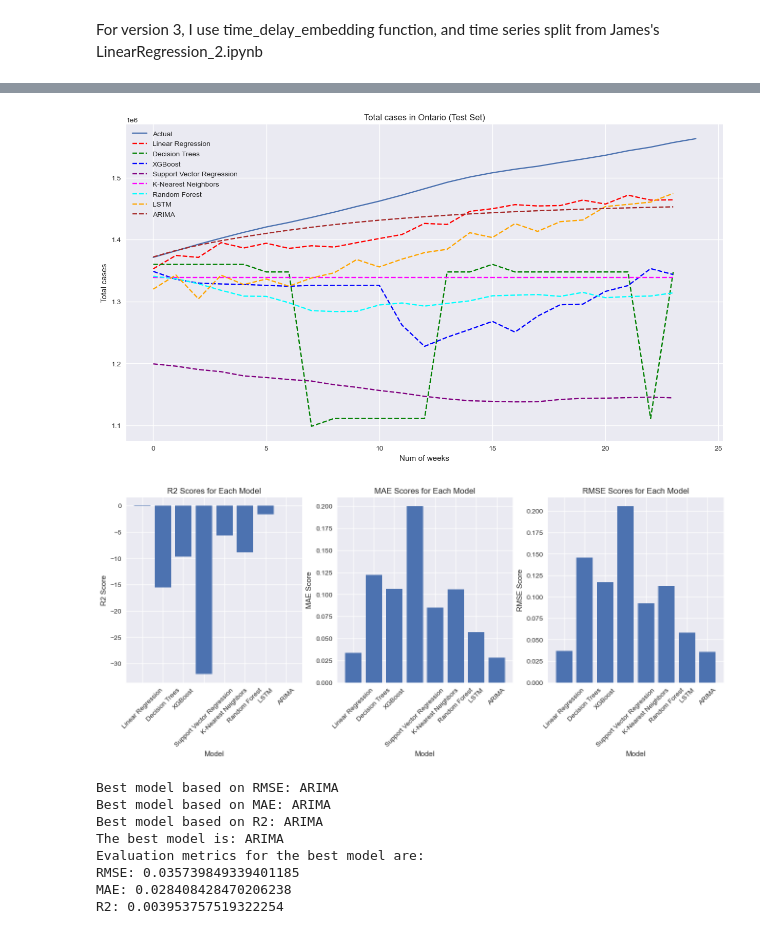
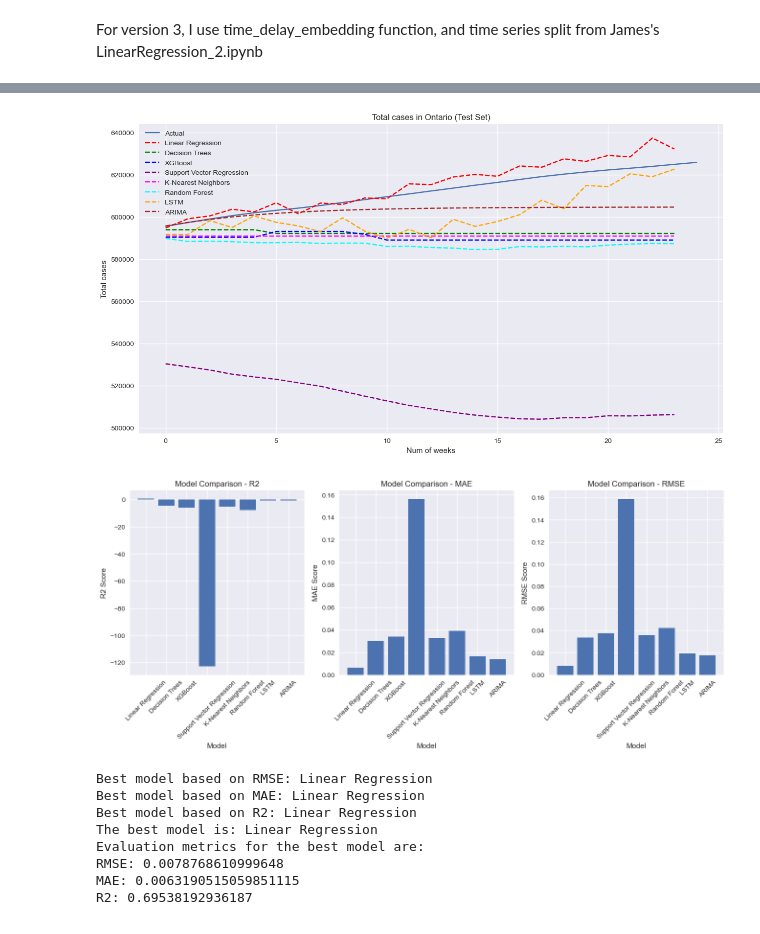
Before and after one commit to Liuyi95/IAI5101_Group7, a Jupyter notebook: Yuting3.ipynb, the cells around one changed output, grey strips where cells are left out. Saved outputs shown, nothing was run; the diff lists cells and outputs as text; code cells hidden in the pictures.

```diff
--- a/Yuting3.ipynb
+++ b/Yuting3.ipynb
@@ -99,8 +96,8 @@ dataset.drop(["pruid","reporting_year"], axis = 1, inplace = True)
 # dataset.drop(["pruid"], axis = 1, inplace = True)
 # %%
 # We focus on Ontario
-data_ON=dataset[dataset.prname=="Ontario"].drop(["prname"], axis = 1)
-data_ON_2=dataset[dataset.prname=="Ontario"].drop(["prname"], axis = 1)
+data_ON=dataset[dataset.prname=="Alberta"].drop(["prname"], axis = 1)
+data_ON_2=dataset[dataset.prname=="Alberta"].drop(["prname"], axis = 1)
 # setting date as index
 data_ON.set_index('date', inplace=True)
 data_ON_2.set_index('date', inplace=True)
@@ -273,0 +261,16 @@ R2 Score: 0.003953757519322254
+# %%
+# Create a dictionary to hold the evaluation metrics
+metrics = {"Model": [], "RMSE": [], "MAE": [], "R2 Score": []}
+
+# Populate the dictionary with the evaluation metrics for each model
+for name in results.keys():
+    metrics["Model"].append(name)
+    metrics["RMSE"].append(results[name]["RMSE"])
+    metrics["MAE"].append(results[name]["MAE"])
+    metrics["R2 Score"].append(results[name]["R2"])
+
+# Create a pandas DataFrame with the evaluation metrics
+df_metrics = pd.DataFrame(metrics)
+
+# Print the DataFrame
+print(df_metrics)
@@ -285,40 +298,40 @@ for name in results.keys():
     plt.legend(["Actual"] + list(results.keys()), loc='upper left')
 plt.show()
 # %% [output]
-[figure, old version]
+[figure, new version]
 # %%
 # Extract R2 and RMSE for each model
 model_names = list(results.keys())
 r2_scores = [results[name]["R2"] for name in model_names]
 rmse_scores = [results[name]["RMSE"] for name in model_names]
 mae_scores = [results[name]["MAE"] for name in model_names]
 
 fig, axes = plt.subplots(1, 3, figsize=(16, 5))
 
 # Plot R2 scores
 axes[0].bar(model_names, r2_scores)
-axes[0].set_title("R2 Scores for Each Model")
+axes[0].set_title("Model Comparison - R2")
 axes[0].set_xlabel("Model")
 axes[0].set_ylabel("R2 Score")
 axes[0].tick_params(axis='x', rotation=45)
 
 # Plot MAE scores
 axes[1].bar(model_names, mae_scores)
-axes[1].set_title("MAE Scores for Each Model")
+axes[1].set_title("Model Comparison - MAE")
 axes[1].set_xlabel("Model")
 axes[1].set_ylabel("MAE Score")
 axes[1].tick_params(axis='x', rotation=45)
 
 # Plot RMSE scores
 axes[2].bar(model_names, rmse_scores)
-axes[2].set_title("RMSE Scores for Each Model")
+axes[2].set_title("Model Comparison - RMSE")
 axes[2].set_xlabel("Model")
 axes[2].set_ylabel("RMSE Score")
 axes[2].tick_params(axis='x', rotation=45)
 
 plt.show()
 # %% [output]
-[figure, old version]
+[figure, new version]
 # %%
 # Find the best model based on RMSE, MAE, and R2
 best_rmse_model = min(results.items(), key=lambda x: x[1]["RMSE"])[0]
@@ -337,11 +350,11 @@ print("RMSE:", results[best_model]['RMSE'])
 print("MAE:", results[best_model]['MAE'])
 print("R2:", results[best_model]['R2'])
 # %% [output]
-Best model based on RMSE: ARIMA
-Best model based on MAE: ARIMA
-Best model based on R2: ARIMA
-The best model is: ARIMA
+Best model based on RMSE: Linear Regression
+Best model based on MAE: Linear Regression
+Best model based on R2: Linear Regression
+The best model is: Linear Regression
 Evaluation metrics for the best model are:
-RMSE: 0.035739849339401185
-MAE: 0.028408428470206238
-R2: 0.003953757519322254
+RMSE: 0.0078768610999648
+MAE: 0.0063190515059851115
+R2: 0.69538192936187
```
Also changed, not shown: parts of 5 cells of this notebook.
